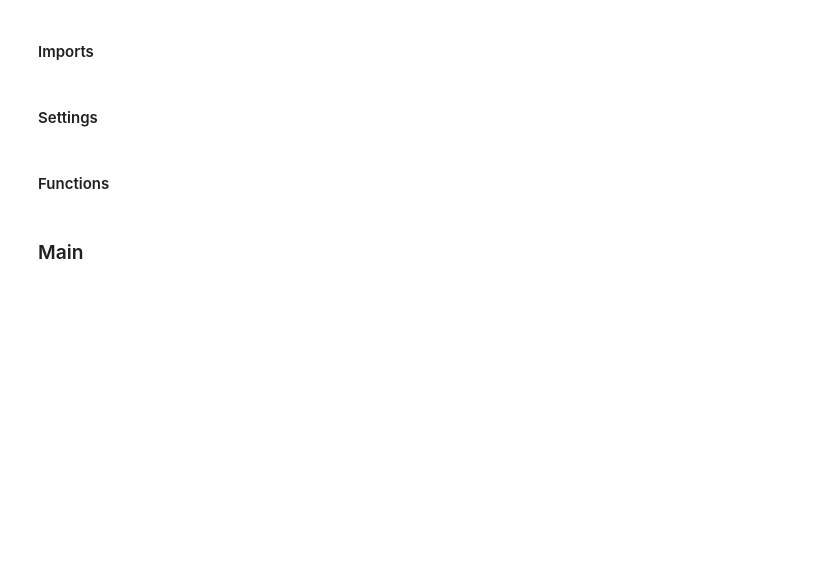
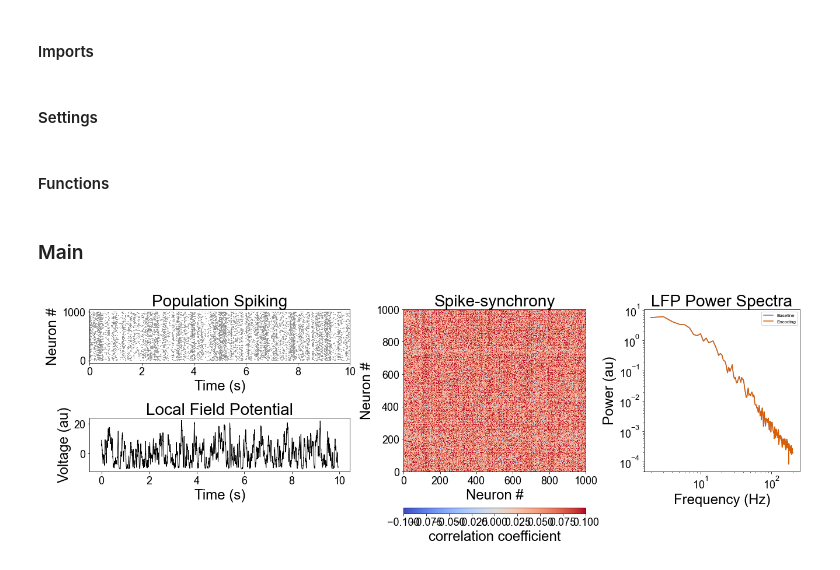
Before and after one commit to mwprestonjr/sfn_2022, a Jupyter notebook: notebooks/panel_3.ipynb, the cells around one changed output. Saved outputs shown, nothing was run; the diff lists cells and outputs as text; code cells hidden in the pictures; blank space fills up the shorter version.

Commit message:
create placeholder figure

```diff
--- a/notebooks/panel_3.ipynb
+++ b/notebooks/panel_3.ipynb
@@ -55,0 +228,59 @@ COLORS = ["#7570b3", "#1b9e77", "#d95f02"]
+# %%
+time2plot = 10
+time = create_times(time2plot, FS)
+freq_post = freq
+spectra_post = spectra
+freq_pre = freq
+spectra_pre = spectra
+# %%
+# create figure
+
+# settings
+time2plot = 10 # plot <time2plot> seconds only
+
+# create figure and axes
+fig = plt.figure(figsize=[18,6])
+
+# set up gridspec
+spec = gridspec.GridSpec(ncols=3, nrows=3, figure=fig,
+    width_ratios=[2,1.4,1.2], height_ratios=[1,1,0.1])
+ax_spikes = fig.add_subplot(spec[0,0])
+ax_lfp = fig.add_subplot(spec[1,0])
+ax_corr = fig.add_subplot(spec[:2,1])
+ax_psd = fig.add_subplot(spec[:2,2])
+ax_cb = fig.add_subplot(spec[2,1])
+
+# plot spikes
+ax_spikes.eventplot(spike_times, color='grey')
+ax_spikes.set_xlim([0,time2plot])
+ax_spikes.set(xlabel='Time (s)', ylabel='Neuron #')
+
+# plot LFP
+field = lfp[:time2plot*FS]
+ax_lfp.plot(time[:len(field)], field, linewidth=1, color='k')
+ax_lfp.set(xlabel='Time (s)', ylabel='Voltage (au)')
+
+# plot corr
+ax_corr.pcolormesh(corr_mat, cmap='coolwarm', norm=norm)
+fig.colorbar(ScalarMappable(norm=norm, cmap='coolwarm'), ax=ax_corr, cax=ax_cb,
+    orientation='horizontal', label='correlation coefficient')
+ax_corr.set(xlabel='Neuron #',ylabel='Neuron #')
+# ax_corr.set_title('Upper: White-noise \nLower: Natural-scene')
+ax_corr.set_title('Spike-synchrony')
+
+# plt PDSs
+ax_psd.loglog(freq_pre, spectra_pre, label='Baseline', color=COLORS[0])
+ax_psd.loglog(freq_post, spectra_post, label='Encoding', color=COLORS[2])
+ax_psd.legend(fontsize=8)
+ax_psd.set(xlabel='Frequency (Hz)', ylabel='Power (au)')
+
+# set titles
+ax_spikes.set_title('Population Spiking')
+ax_lfp.set_title('Local Field Potential')
+ax_corr.set_title('Spike-synchrony')
+ax_psd.set_title('LFP Power Spectra')
+
+# save
+plt.savefig(DIR_FIG + f'/panel_3_fig0.png')
+# %% [output]
+[figure, added]
```
Also changed, not shown: parts of 4 cells of this notebook.
